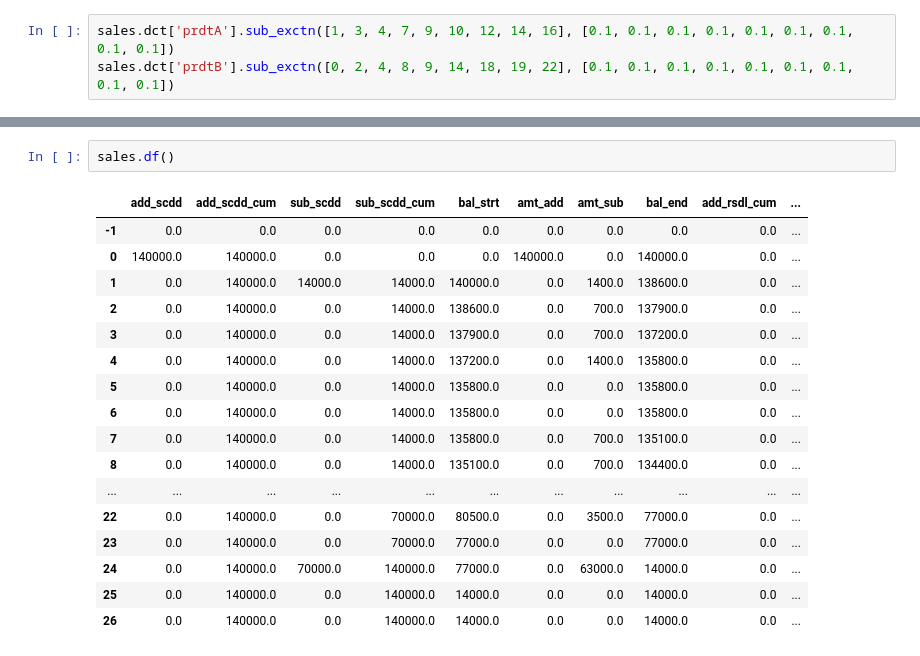
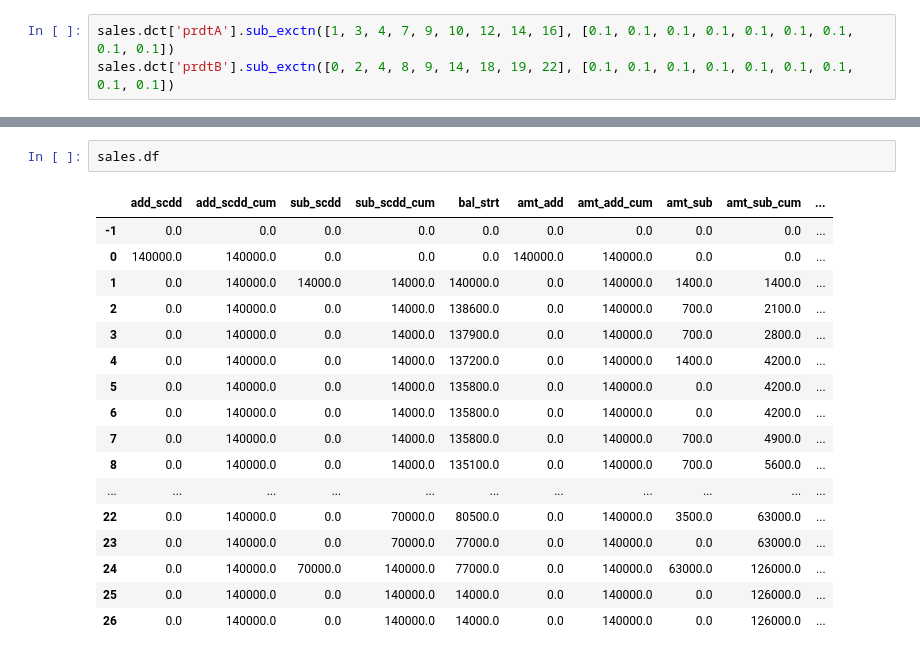
Before and after one commit to kphong16/Project_CashFlow_v2, a Jupyter notebook: PrjtCF_module/input_sales_data.ipynb, the cells around one changed output, grey strips where cells are left out. Drawn from its saved outputs; the diff is of its cells as text.

```diff
--- a/PrjtCF_module/input_sales_data.ipynb
+++ b/PrjtCF_module/input_sales_data.ipynb
@@ -78,21 +78,21 @@ sales.dct['prdtB'].df
 # %%
-sales.df()
+sales.df
 # %% [output]
-|  | add_scdd | add_scdd_cum | sub_scdd | sub_scdd_cum | bal_strt | amt_add | amt_sub | bal_end | add_rsdl_cum | ... |
+|  | add_scdd | add_scdd_cum | sub_scdd | sub_scdd_cum | bal_strt | amt_add | amt_add_cum | amt_sub | amt_sub_cum | ... |
 | -1 | 0.0 | 0.0 | 0.0 | 0.0 | 0.0 | 0.0 | 0.0 | 0.0 | 0.0 | ... |
-| 0 | 140000.0 | 140000.0 | 0.0 | 0.0 | 0.0 | 140000.0 | 0.0 | 140000.0 | 0.0 | ... |
-| 1 | 0.0 | 140000.0 | 14000.0 | 14000.0 | 140000.0 | 0.0 | 1400.0 | 138600.0 | 0.0 | ... |
-| 2 | 0.0 | 140000.0 | 0.0 | 14000.0 | 138600.0 | 0.0 | 700.0 | 137900.0 | 0.0 | ... |
-| 3 | 0.0 | 140000.0 | 0.0 | 14000.0 | 137900.0 | 0.0 | 700.0 | 137200.0 | 0.0 | ... |
-| 4 | 0.0 | 140000.0 | 0.0 | 14000.0 | 137200.0 | 0.0 | 1400.0 | 135800.0 | 0.0 | ... |
-| 5 | 0.0 | 140000.0 | 0.0 | 14000.0 | 135800.0 | 0.0 | 0.0 | 135800.0 | 0.0 | ... |
-| 6 | 0.0 | 140000.0 | 0.0 | 14000.0 | 135800.0 | 0.0 | 0.0 | 135800.0 | 0.0 | ... |
-| 7 | 0.0 | 140000.0 | 0.0 | 14000.0 | 135800.0 | 0.0 | 700.0 | 135100.0 | 0.0 | ... |
-| 8 | 0.0 | 140000.0 | 0.0 | 14000.0 | 135100.0 | 0.0 | 700.0 | 134400.0 | 0.0 | ... |
+| 0 | 140000.0 | 140000.0 | 0.0 | 0.0 | 0.0 | 140000.0 | 140000.0 | 0.0 | 0.0 | ... |
+| 1 | 0.0 | 140000.0 | 14000.0 | 14000.0 | 140000.0 | 0.0 | 140000.0 | 1400.0 | 1400.0 | ... |
+| 2 | 0.0 | 140000.0 | 0.0 | 14000.0 | 138600.0 | 0.0 | 140000.0 | 700.0 | 2100.0 | ... |
+| 3 | 0.0 | 140000.0 | 0.0 | 14000.0 | 137900.0 | 0.0 | 140000.0 | 700.0 | 2800.0 | ... |
+| 4 | 0.0 | 140000.0 | 0.0 | 14000.0 | 137200.0 | 0.0 | 140000.0 | 1400.0 | 4200.0 | ... |
+| 5 | 0.0 | 140000.0 | 0.0 | 14000.0 | 135800.0 | 0.0 | 140000.0 | 0.0 | 4200.0 | ... |
+| 6 | 0.0 | 140000.0 | 0.0 | 14000.0 | 135800.0 | 0.0 | 140000.0 | 0.0 | 4200.0 | ... |
+| 7 | 0.0 | 140000.0 | 0.0 | 14000.0 | 135800.0 | 0.0 | 140000.0 | 700.0 | 4900.0 | ... |
+| 8 | 0.0 | 140000.0 | 0.0 | 14000.0 | 135100.0 | 0.0 | 140000.0 | 700.0 | 5600.0 | ... |
 | ... | ... | ... | ... | ... | ... | ... | ... | ... | ... | ... |
-| 22 | 0.0 | 140000.0 | 0.0 | 70000.0 | 80500.0 | 0.0 | 3500.0 | 77000.0 | 0.0 | ... |
-| 23 | 0.0 | 140000.0 | 0.0 | 70000.0 | 77000.0 | 0.0 | 0.0 | 77000.0 | 0.0 | ... |
-| 24 | 0.0 | 140000.0 | 70000.0 | 140000.0 | 77000.0 | 0.0 | 63000.0 | 14000.0 | 0.0 | ... |
-| 25 | 0.0 | 140000.0 | 0.0 | 140000.0 | 14000.0 | 0.0 | 0.0 | 14000.0 | 0.0 | ... |
-| 26 | 0.0 | 140000.0 | 0.0 | 140000.0 | 14000.0 | 0.0 | 0.0 | 14000.0 | 0.0 | ... |
+| 22 | 0.0 | 140000.0 | 0.0 | 70000.0 | 80500.0 | 0.0 | 140000.0 | 3500.0 | 63000.0 | ... |
+| 23 | 0.0 | 140000.0 | 0.0 | 70000.0 | 77000.0 | 0.0 | 140000.0 | 0.0 | 63000.0 | ... |
+| 24 | 0.0 | 140000.0 | 70000.0 | 140000.0 | 77000.0 | 0.0 | 140000.0 | 63000.0 | 126000.0 | ... |
+| 25 | 0.0 | 140000.0 | 0.0 | 140000.0 | 14000.0 | 0.0 | 140000.0 | 0.0 | 126000.0 | ... |
+| 26 | 0.0 | 140000.0 | 0.0 | 140000.0 | 14000.0 | 0.0 | 140000.0 | 0.0 | 126000.0 | ... |
 # %%
```
Also changed, not shown: parts of 5 cells of this notebook, 2 other files.
